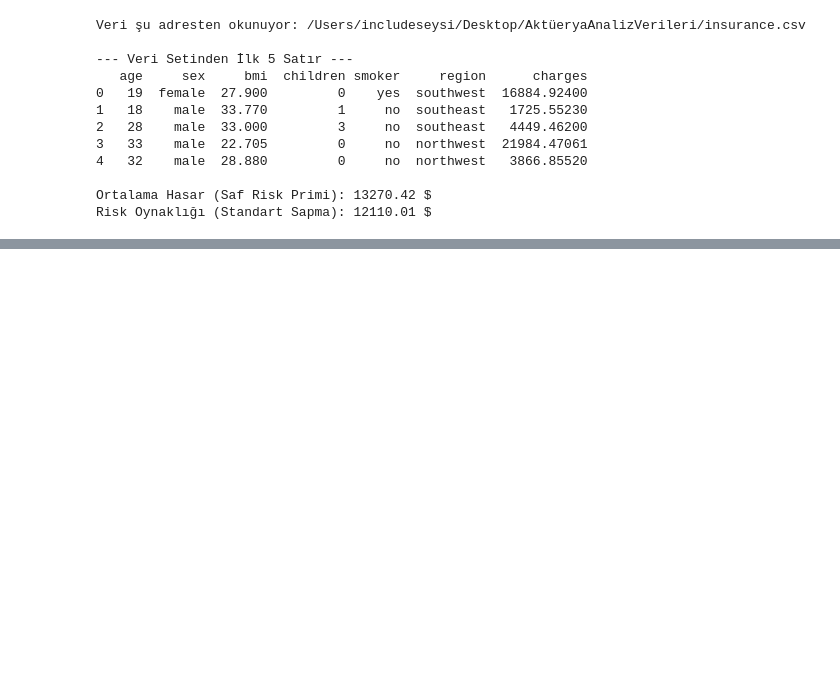
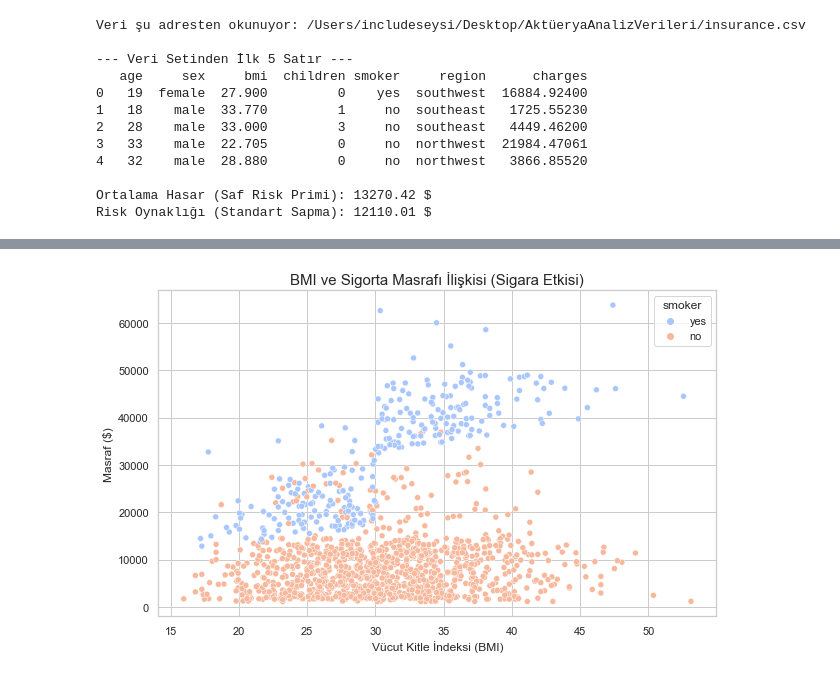
Before and after one commit to firdevsislam/Actuarial-Python-Lab, a Jupyter notebook: insurance_data_analysis.ipynb, the cells around one changed output, grey strips where cells are left out. Cells and saved outputs as stored; diff of their text form; code cells hidden in the pictures; blank space fills up the shorter version.

```diff
--- a/insurance_data_analysis.ipynb
+++ b/insurance_data_analysis.ipynb
@@ -34,0 +51,10 @@ Risk Oynaklığı (Standart Sapma): 12110.01 $
+# %%
+# 6. İlişki Analizi: BMI ve Sigorta Masrafı (Scatter Plot)
+plt.figure(figsize=(10, 6))
+sns.scatterplot(x='bmi', y='charges', data=data, hue='smoker', palette='coolwarm')
+plt.title('BMI ve Sigorta Masrafı İlişkisi (Sigara Etkisi)', fontsize=15)
+plt.xlabel('Vücut Kitle İndeksi (BMI)', fontsize=12)
+plt.ylabel('Masraf ($)', fontsize=12)
+plt.show()
+# %% [output]
+[figure, added]
```
Also changed, not shown: parts of 2 cells of this notebook.
